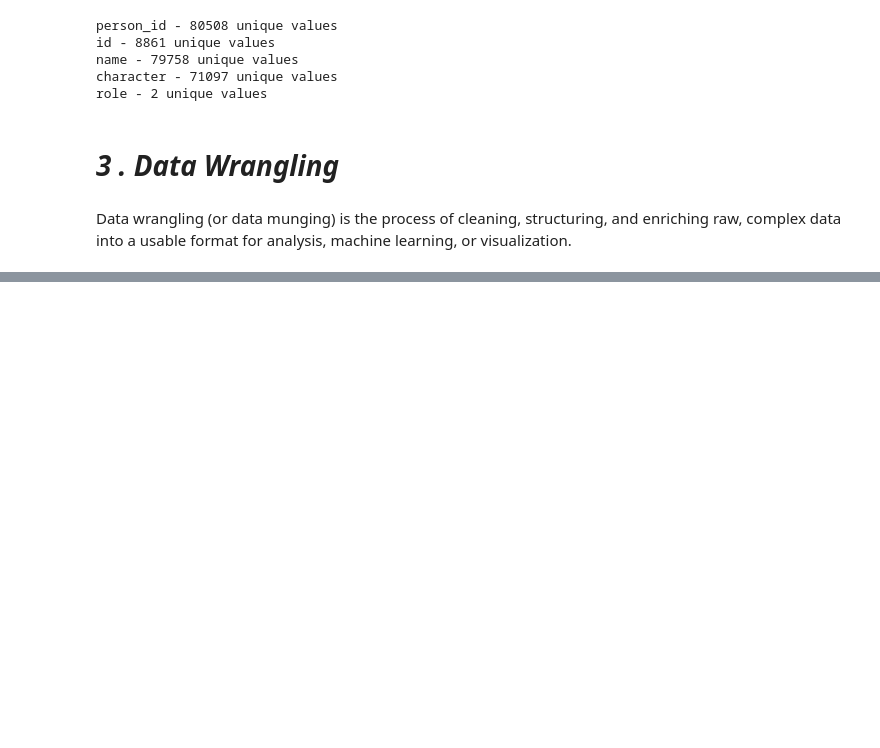
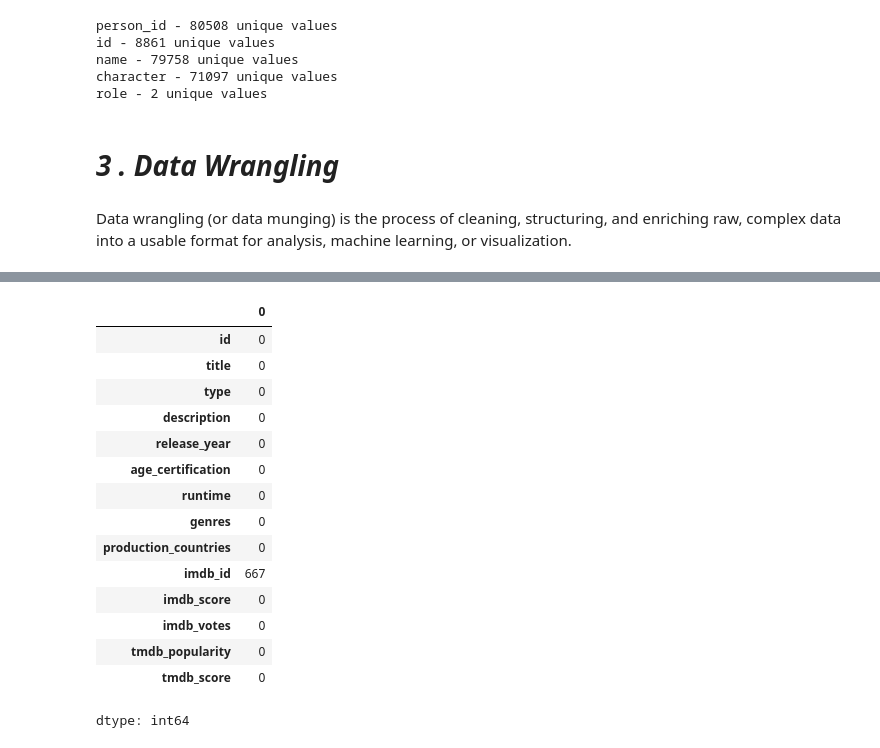
Before and after one commit to Snehamn24/Amazon-Prime-Video-EDA-and-Machine-Learning-Analysis, a Jupyter notebook: Amazon_Prime_EDA.ipynb, the cells around one changed output, grey strips where cells are left out. Drawn from its saved outputs; the diff is of its cells as text; code cells hidden in the pictures; blank space fills up the shorter version.

```diff
--- a/Amazon_Prime_EDA.ipynb
+++ b/Amazon_Prime_EDA.ipynb
@@ -422,0 +474,39 @@ Data wrangling (or data munging) is the process of cleaning, structuring, and en
+# %%
+# Fill description with placeholder
+title['description']=title['description'].fillna("No description available")
+
+# Fill age certification
+title['age_certification']=title['age_certification'].fillna("Unknown")
+
+# Drop seasons (not useful for all rows)
+#title.drop(columns=['seasons'], inplace=True)
+
+
+# Fill ratings with median
+title['imdb_score']=title['imdb_score'].fillna(title['imdb_score'].median())
+title['tmdb_score'] = title['tmdb_score'].fillna(title['tmdb_score'].median())
+
+
+# Fill votes/popularity with 0
+title['imdb_votes'] = title['imdb_votes'].fillna(0)
+title['tmdb_popularity'] = title['tmdb_popularity'].fillna(0)
+# %%
+#check for the null values
+title.isna().sum()
+# %% [output]
+|  | 0 |
+| id | 0 |
+| title | 0 |
+| type | 0 |
+| description | 0 |
+| release_year | 0 |
+| age_certification | 0 |
+| runtime | 0 |
+| genres | 0 |
+| production_countries | 0 |
+| imdb_id | 667 |
+| imdb_score | 0 |
+| imdb_votes | 0 |
+| tmdb_popularity | 0 |
+| tmdb_score | 0 |
+dtype: int64
```
Also changed, not shown: parts of 9 cells of this notebook.
